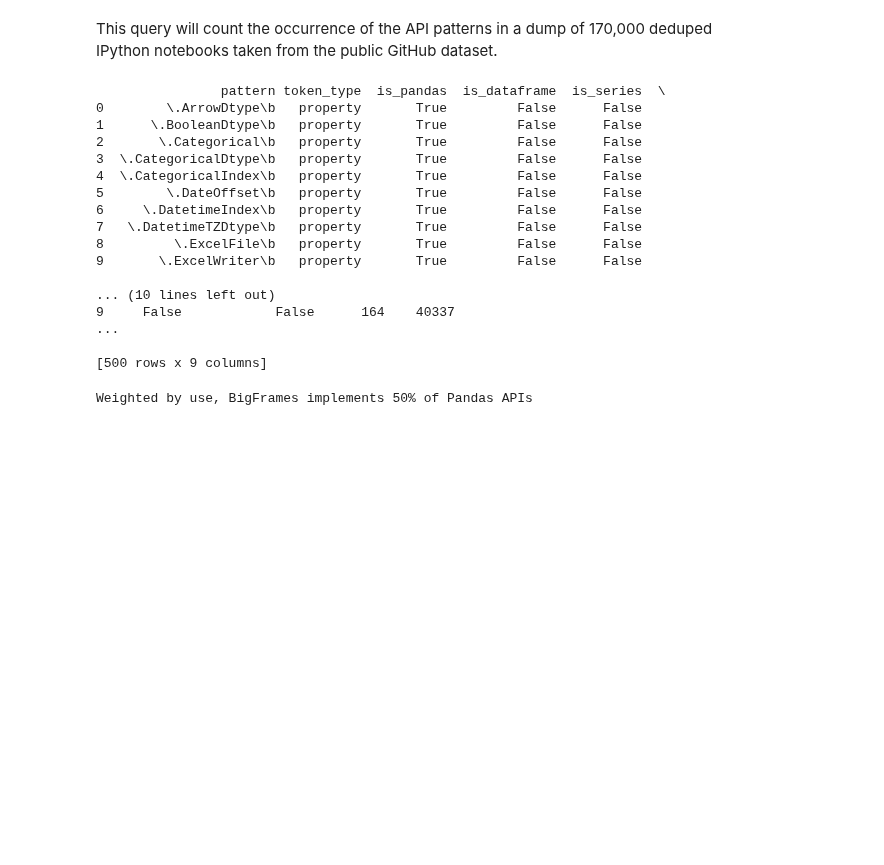
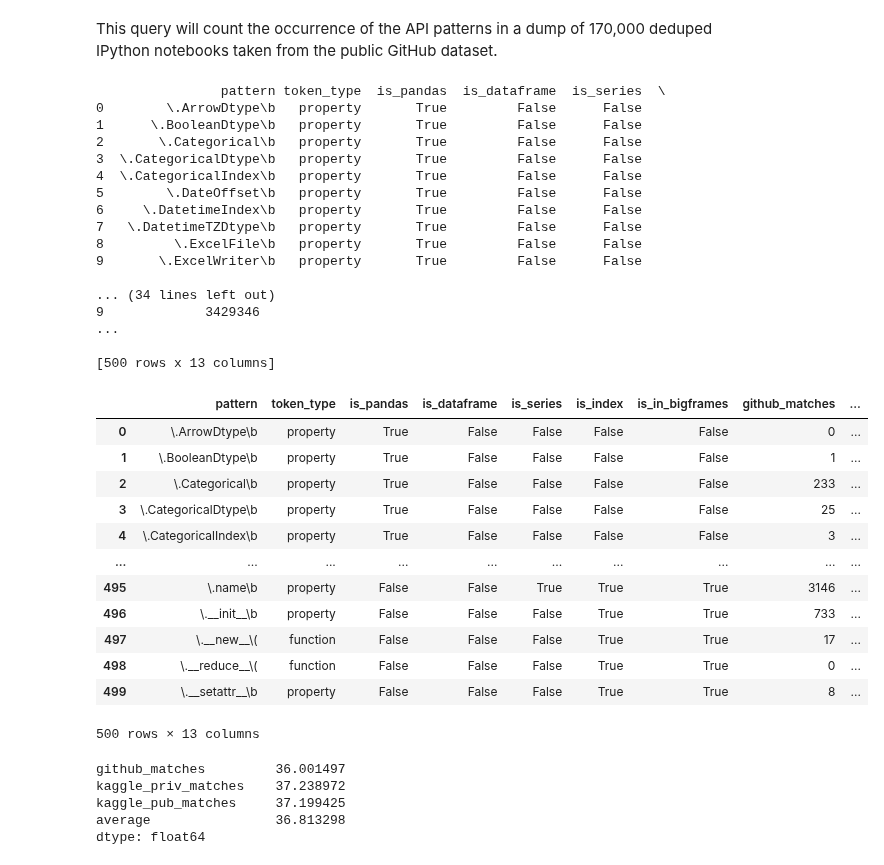
Before and after one commit to googleapis/python-bigquery-dataframes, a Jupyter notebook: notebooks/04 - Pandas API Coverage Report.ipynb, the cells around one changed output. Saved outputs shown, nothing was run; the diff lists cells and outputs as text; code cells hidden in the pictures; blank space fills up the shorter version.

```diff
--- a/notebooks/04 - Pandas API Coverage Report.ipynb
+++ b/notebooks/04 - Pandas API Coverage Report.ipynb
@@ -79,8 +79,11 @@ df = session.read_pandas(pandas_df)
 sql = f"""
 WITH
   token_patterns AS ( {df.sql} ),
+  kaggle_hit_counts AS (
+    SELECT pattern, private_matches, public_matches, private_scanned, public_scanned
+    FROM `bigframes-dev.coverage_report.kaggle_pandas_hit_counts`),
   github_notebooks AS (SELECT content FROM `bigframes-dev.coverage_report.github_notebooks`),
-  hit_counts AS (
+  github_hit_counts AS (
     SELECT
       token_patterns.pattern,
       COUNTIF(REGEXP_CONTAINS(github_notebooks.content, token_patterns.pattern)) AS matches,
@@ -91,9 +94,17 @@ WITH
     GROUP BY token_patterns.pattern
     ORDER BY matches DESC
 )
-SELECT token_patterns.*, hit_counts.matches, hit_counts.scanned
-FROM token_patterns, hit_counts
-WHERE token_patterns.pattern = hit_counts.pattern
+SELECT
+  token_patterns.*,
+  github_hit_counts.matches AS github_matches,
+  github_hit_counts.scanned AS github_scanned,
+  kaggle_hit_counts.private_matches AS kaggle_priv_matches,
+  kaggle_hit_counts.private_scanned AS kaggle_priv_scanned,
+  kaggle_hit_counts.public_matches AS kaggle_pub_matches,
+  kaggle_hit_counts.public_scanned AS kaggle_pub_scanned
+FROM token_patterns
+LEFT JOIN kaggle_hit_counts ON token_patterns.pattern = kaggle_hit_counts.pattern
+LEFT JOIN github_hit_counts ON token_patterns.pattern = github_hit_counts.pattern
 """
 
 df = session.read_gbq(sql)
@@ -112,21 +123,26 @@ df
 8         \.ExcelFile\b   property       True         False      False
 9       \.ExcelWriter\b   property       True         False      False
 
-... (10 lines left out)
-9     False            False      164    40337
+... (34 lines left out)
+9             3429346
 ...
 
-[500 rows x 9 columns]
+[500 rows x 13 columns]
 # %%
 # TODO: rewrite everything in bigframes. Too much missing right now :(
 df = df.to_pandas()
+df
+# %% [output]
+|  | pattern | token_type | is_pandas | is_dataframe | is_series | is_index | is_in_bigframes | github_matches | ... |
+| 0 | \.ArrowDtype\b | property | True | False | False | False | False | 0 | ... |
+| 1 | \.BooleanDtype\b | property | True | False | False | False | False | 1 | ... |
+| 2 | \.Categorical\b | property | True | False | False | False | False | 233 | ... |
+| 3 | \.CategoricalDtype\b | property | True | False | False | False | False | 25 | ... |
+| 4 | \.CategoricalIndex\b | property | True | False | False | False | False | 3 | ... |
+| ... | ... | ... | ... | ... | ... | ... | ... | ... | ... |
+| 495 | \.name\b | property | False | False | True | True | True | 3146 | ... |
+| 496 | \.__init__\b | property | False | False | False | True | True | 733 | ... |
+| 497 | \.__new__\( | function | False | False | False | True | True | 17 | ... |
+| 498 | \.__reduce__\( | function | False | False | False | True | True | 0 | ... |
+| 499 | \.__setattr__\b | property | False | False | False | True | True | 8 | ... |
+500 rows × 13 columns
-# %%
-df["api"] = df["pattern"].str.replace('[\W(\\\\b)]', '')
-
-# Weighted total API coverage
-covered = df[df["is_in_bigframes"]]["matches"].sum()
-total = df[df["is_in_bigframes"] == False]["matches"].sum()
-weighted_percentage = 100 * covered / total
-print(f"Weighted by use, BigFrames implements {round(weighted_percentage)}% of Pandas APIs")
-# %% [output]
-Weighted by use, BigFrames implements 50% of Pandas APIs
@@ -133 +155,15 @@ Weighted by use, BigFrames implements 50% of Pandas APIs
+# %%
+# Weighted total API coverage
+matches_stats = df[["github_matches", "kaggle_priv_matches", "kaggle_pub_matches"]]
+covered = matches_stats[df["is_in_bigframes"]].sum(axis=0)
+total = matches_stats.sum(axis=0)
+weighted_percentage = covered * 100 / total
+weighted_percentage["average"] = weighted_percentage.mean()
+weighted_percentage
+# %% [output]
+github_matches         36.001497
+kaggle_priv_matches    37.238972
+kaggle_pub_matches     37.199425
+average                36.813298
+dtype: float64
 # %%
```
Also changed, not shown: parts of 2 cells of this notebook.
